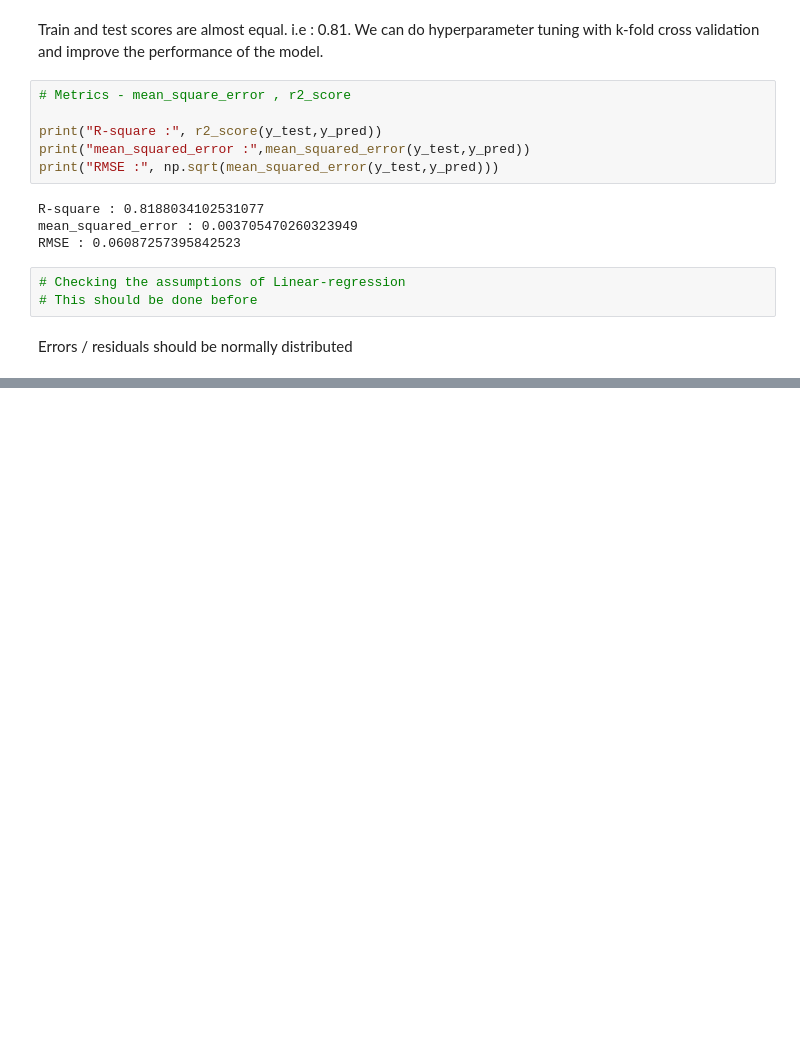
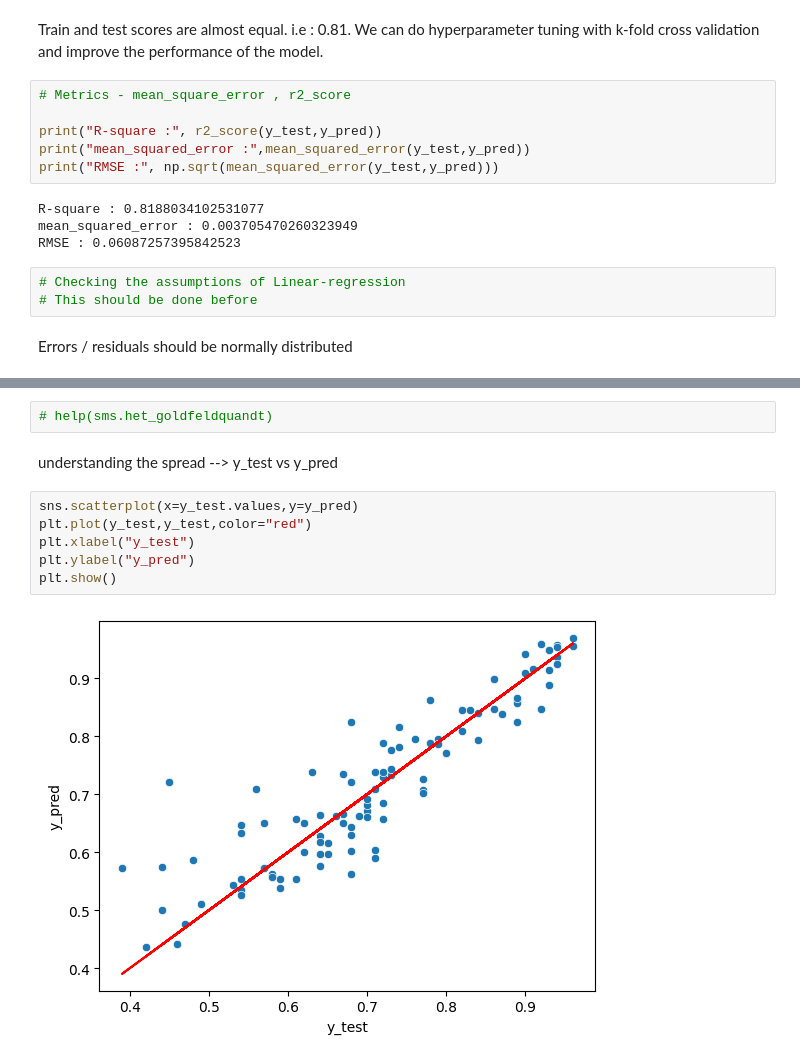
Before and after one commit to mahikshith/Jamboree-Education-classification, a Jupyter notebook: Jamboree.ipynb, the cells around one changed output, grey strips where cells are left out. Cells and saved outputs as stored; diff of their text form; blank space fills up the shorter version.

```diff
--- a/Jamboree.ipynb
+++ b/Jamboree.ipynb
@@ -455,0 +476,12 @@ sns.kdeplot(x=residuals,fill=True)
+# %%
+# help(sms.het_goldfeldquandt)
+# %% [markdown]
+understanding the spread --> y_test vs y_pred
+# %%
+sns.scatterplot(x=y_test.values,y=y_pred)
+plt.plot(y_test,y_test,color="red")
+plt.xlabel("y_test")
+plt.ylabel("y_pred")
+plt.show()
+# %% [output]
+[figure, added]
```
Also changed, not shown: parts of 16 cells of this notebook.
